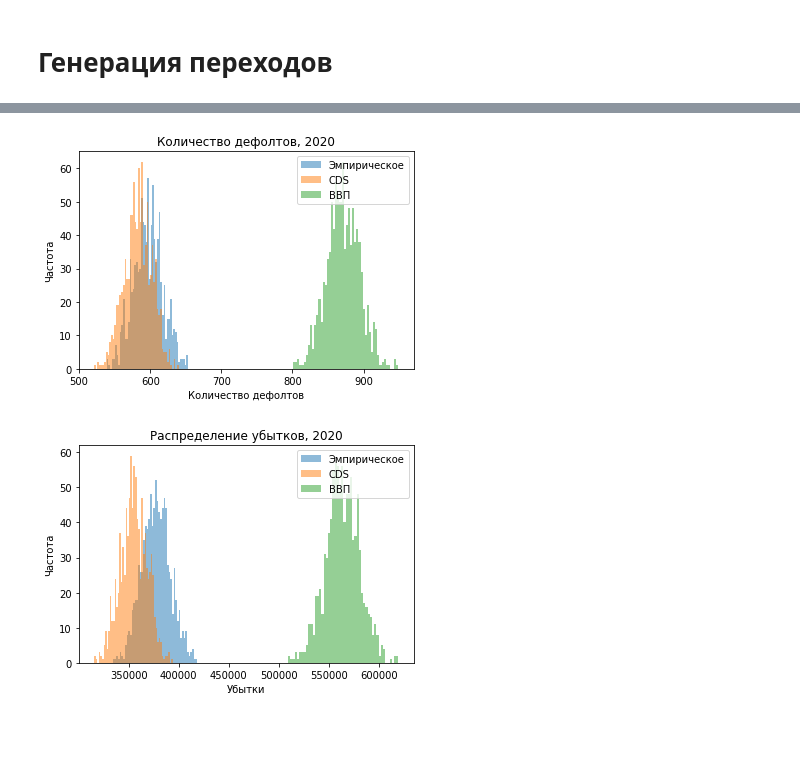
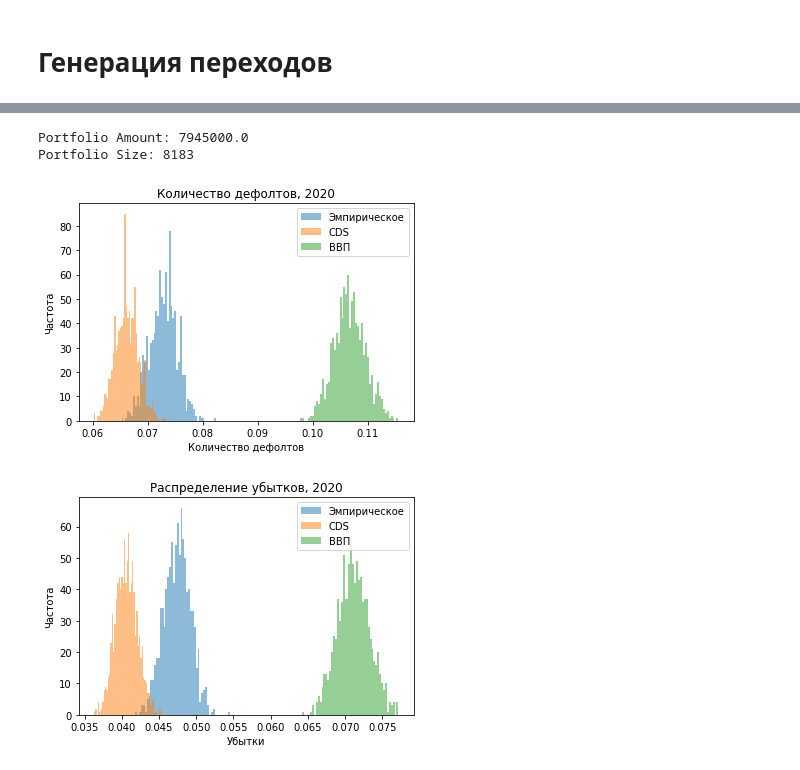
Before and after one commit to Gorlevichd/markov_credit_migrations, a Jupyter notebook: ВКР.ipynb, the cells around one changed output, grey strips where cells are left out. Saved outputs shown, nothing was run; the diff lists cells and outputs as text; code cells hidden in the pictures; blank space fills up the shorter version.

```diff
--- a/ВКР.ipynb
+++ b/ВКР.ipynb
@@ -47,11 +19,11 @@ for path in tqdm(paths2):
     temp_df = pd.read_excel(full_path)
     df = pd.concat([df, temp_df], ignore_index= True)
 # %%
-paths3 = os.listdir("/content/Updated Bloomberg ratings")
+paths3 = os.listdir("Updated Bloomberg ratings")
 for path in tqdm(paths3):
-    excel_paths = os.listdir("/content/Updated Bloomberg ratings/" + path)
+    excel_paths = os.listdir("Updated Bloomberg ratings/" + path)
     for xlsx_path in excel_paths:
-        full_path = "/content/Updated Bloomberg ratings/" + path + "/" + xlsx_path
+        full_path = "Updated Bloomberg ratings/" + path + "/" + xlsx_path
         temp_df = pd.read_excel(full_path)
         df = pd.concat([df, temp_df], ignore_index= True)
 # %%
@@ -280,5 +224,5 @@ s_and_p.to_csv(path)
 # %%
-gdp = pd.read_csv("/content/drive/MyDrive/GDP.csv")
+gdp = pd.read_csv("data/GDP.csv")
 # %%
 gdp["DATE"] = pd.to_datetime(gdp["DATE"])
 gdp["DATE"] = gdp["DATE"].dt.to_period("Y")
@@ -780,7 +711,7 @@ for i in range(1, 4):
 [figure]
 [figure]
 # %%
-gdp_not_growth = pd.read_csv("/content/drive/MyDrive/GDP.csv")
+gdp_not_growth = pd.read_csv("data/GDP.csv")
 gdp_not_growth["DATE"] = pd.to_datetime(gdp_not_growth["DATE"])
 gdp_not_growth["DATE"] = gdp_not_growth["DATE"].dt.to_period("Y")
 gdp_not_growth = gdp_not_growth.groupby("DATE").sum()
@@ -820,5 +748,5 @@ s_and_p.to_csv(path)
 # %%
-CDS = pd.read_csv("/content/drive/MyDrive/CDS.csv", sep = ";")
+CDS = pd.read_csv("data/CDS.csv", sep = ";")
 # %%
 CDS
 # %% [output]
@@ -1340,5 +1258,11 @@ Ttest_indResult(statistic=-824.305261578955, pvalue=0.0)
 # %%
 investing = last_rtgs[last_rtgs["Curr Rtg"] < 2]
+# %%
+print("Portfolio Amount:", last_rtgs["Amount"].sum())
+print("Portfolio Size:", len(last_rtgs))
+# %% [output]
+Portfolio Amount: 7945000.0
+Portfolio Size: 8183
 # %%
 prob_true_2020 = matrices[2020]
 number_of_defaults_true_2020 = []
@@ -1365,28 +1289,28 @@ for i in tqdm(range(1000)):
     amount_defaulted_gdp_2020.append(last_rtgs[last_rtgs["Next Rtg"] == 4]["Amount"].sum())
 # %%
 import matplotlib.pyplot as plt
-plt.hist(number_of_defaults_true_2020, 50, alpha=0.5, label='Эмпирическое')
-plt.hist(number_of_defaults_cds_2020, 50, alpha=0.5, label='CDS')
-plt.hist(number_of_defaults_gdp_2020, 50, alpha=0.5, label='ВВП')
+plt.hist(np.array(number_of_defaults_true_2020) / len(last_rtgs), 50, alpha=0.5, label='Эмпирическое')
+plt.hist(np.array(number_of_defaults_cds_2020) / len(last_rtgs), 50, alpha=0.5, label='CDS')
+plt.hist(np.array(number_of_defaults_gdp_2020) / len(last_rtgs), 50, alpha=0.5, label='ВВП')
 plt.legend(loc='upper right')
 plt.xlabel("Количество дефолтов")
 plt.ylabel("Частота")
 plt.title("Количество дефолтов, 2020")
 plt.show()
 # %% [output]
-[figure, old version]
+[figure, new version]
 # %%
 import matplotlib.pyplot as plt
-plt.hist(amount_defaulted_true_2020, 50, alpha=0.5, label='Эмпирическое')
-plt.hist(amount_defaulted_cds_2020, 50, alpha=0.5, label='CDS')
-plt.hist(amount_defaulted_gdp_2020, 50, alpha=0.5, label='ВВП')
+plt.hist(amount_defaulted_true_2020 / last_rtgs["Amount"].sum(), 50, alpha=0.5, label='Эмпирическое')
+plt.hist(amount_defaulted_cds_2020 / last_rtgs["Amount"].sum(), 50, alpha=0.5, label='CDS')
+plt.hist(amount_defaulted_gdp_2020 / last_rtgs["Amount"].sum(), 50, alpha=0.5, label='ВВП')
 plt.legend(loc='upper right')
 plt.xlabel("Убытки")
 plt.ylabel("Частота")
 plt.title("Распределение убытков, 2020")
 plt.show()
 # %% [output]
-[figure, old version]
+[figure, new version]
 # %%
 ttest_ind(amount_defaulted_gdp_2020, amount_defaulted_cds_2020)
 # %% [output]
```
Also changed, not shown: parts of 56 cells of this notebook, 12 other files.
